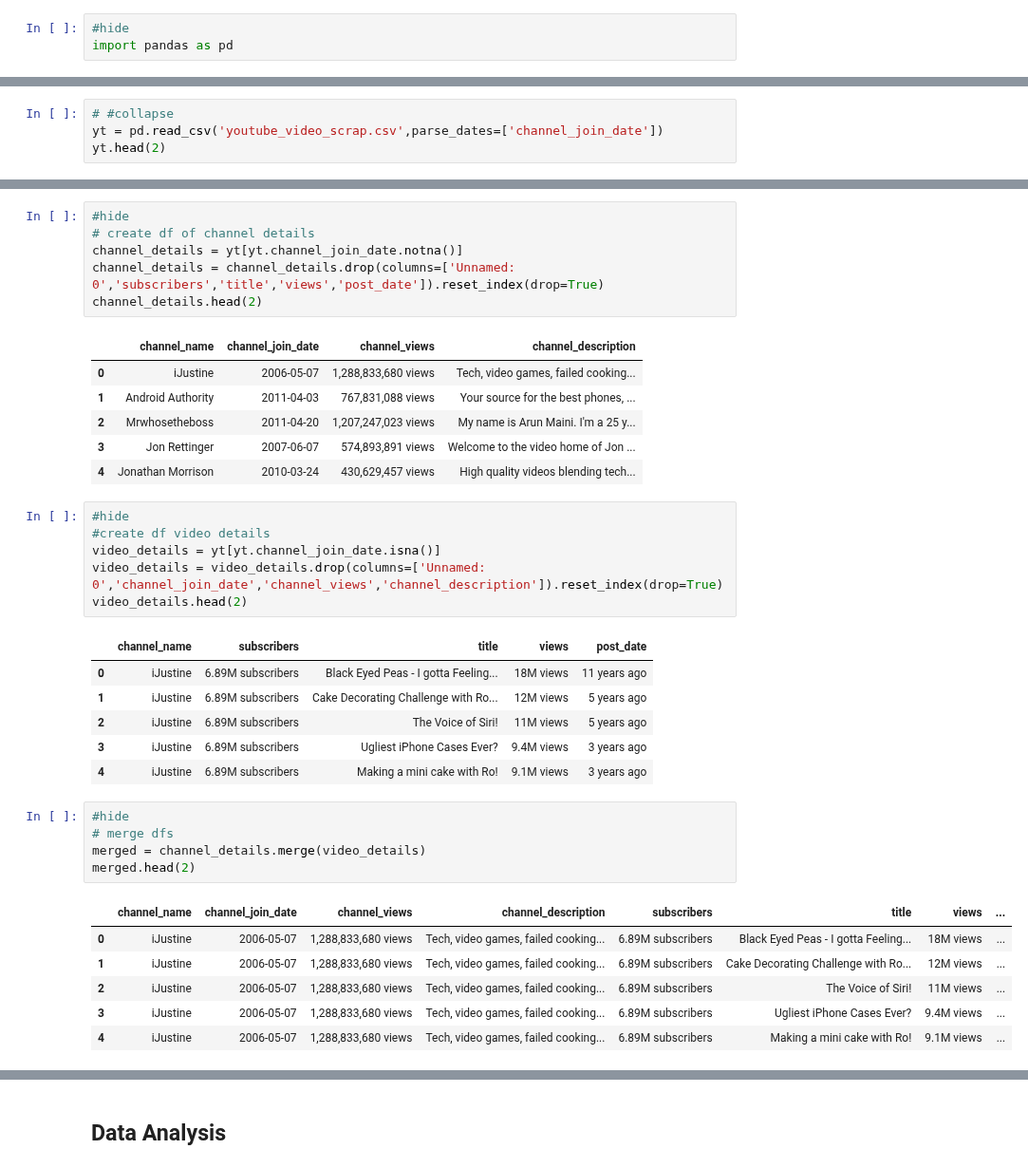
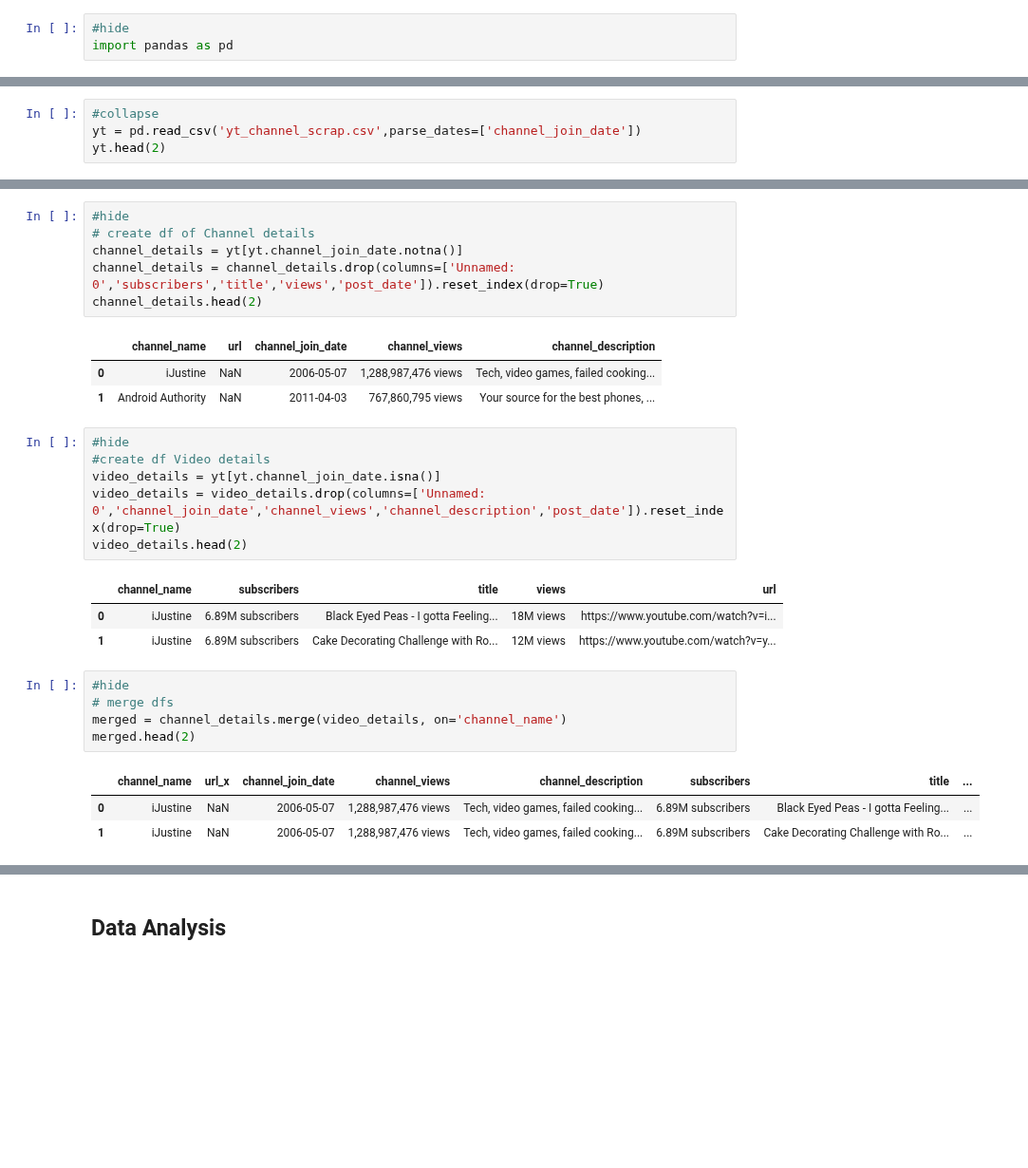
Before and after one commit to drusho/blog, a Jupyter notebook: _notebooks/2021-07-17-webscrapping-youtube.ipynb, the cells around one changed output, grey strips where cells are left out. Shown at 95% size. Cells and saved outputs as stored; diff of their text form; blank space fills up the shorter version.

```diff
--- a/_notebooks/2021-07-17-webscrapping-youtube.ipynb
+++ b/_notebooks/2021-07-17-webscrapping-youtube.ipynb
@@ -37,5 +44,5 @@ import pandas as pd
 # %%
-# #collapse
-yt = pd.read_csv('youtube_video_scrap.csv',parse_dates=['channel_join_date'])
+#collapse
+yt = pd.read_csv('yt_channel_scrap.csv',parse_dates=['channel_join_date'])
 yt.head(2)
 # %% [output]
@@ -48,38 +52,29 @@ yt.head(2)
 # %%
 #hide
-# create df of channel details
+# create df of Channel details
 channel_details = yt[yt.channel_join_date.notna()]
 channel_details = channel_details.drop(columns=['Unnamed: 0','subscribers','title','views','post_date']).reset_index(drop=True)
 channel_details.head(2)
 # %% [output]
-|  | channel_name | channel_join_date | channel_views | channel_description |
-| 0 | iJustine | 2006-05-07 | 1,288,833,680 views | Tech, video games, failed cooking... |
-| 1 | Android Authority | 2011-04-03 | 767,831,088 views | Your source for the best phones, ... |
-| 2 | Mrwhosetheboss | 2011-04-20 | 1,207,247,023 views | My name is Arun Maini. I'm a 25 y... |
-| 3 | Jon Rettinger | 2007-06-07 | 574,893,891 views | Welcome to the video home of Jon ... |
-| 4 | Jonathan Morrison | 2010-03-24 | 430,629,457 views | High quality videos blending tech... |
+|  | channel_name | url | channel_join_date | channel_views | channel_description |
+| 0 | iJustine | NaN | 2006-05-07 | 1,288,987,476 views | Tech, video games, failed cooking... |
+| 1 | Android Authority | NaN | 2011-04-03 | 767,860,795 views | Your source for the best phones, ... |
 # %%
 #hide
-#create df video details
+#create df Video details
 video_details = yt[yt.channel_join_date.isna()]
-video_details = video_details.drop(columns=['Unnamed: 0','channel_join_date','channel_views','channel_description']).reset_index(drop=True)
+video_details = video_details.drop(columns=['Unnamed: 0','channel_join_date','channel_views','channel_description','post_date']).reset_index(drop=True)
 video_details.head(2)
 # %% [output]
-|  | channel_name | subscribers | title | views | post_date |
-| 0 | iJustine | 6.89M subscribers | Black Eyed Peas - I gotta Feeling... | 18M views | 11 years ago |
-| 1 | iJustine | 6.89M subscribers | Cake Decorating Challenge with Ro... | 12M views | 5 years ago |
-| 2 | iJustine | 6.89M subscribers | The Voice of Siri! | 11M views | 5 years ago |
-| 3 | iJustine | 6.89M subscribers | Ugliest iPhone Cases Ever? | 9.4M views | 3 years ago |
-| 4 | iJustine | 6.89M subscribers | Making a mini cake with Ro! | 9.1M views | 3 years ago |
+|  | channel_name | subscribers | title | views | url |
+| 0 | iJustine | 6.89M subscribers | Black Eyed Peas - I gotta Feeling... | 18M views | https://www.youtube.com/watch?v=i... |
+| 1 | iJustine | 6.89M subscribers | Cake Decorating Challenge with Ro... | 12M views | https://www.youtube.com/watch?v=y... |
 # %%
 #hide
 # merge dfs
-merged = channel_details.merge(video_details)
+merged = channel_details.merge(video_details, on='channel_name')
 merged.head(2)
 # %% [output]
-|  | channel_name | channel_join_date | channel_views | channel_description | subscribers | title | views | ... |
-| 0 | iJustine | 2006-05-07 | 1,288,833,680 views | Tech, video games, failed cooking... | 6.89M subscribers | Black Eyed Peas - I gotta Feeling... | 18M views | ... |
-| 1 | iJustine | 2006-05-07 | 1,288,833,680 views | Tech, video games, failed cooking... | 6.89M subscribers | Cake Decorating Challenge with Ro... | 12M views | ... |
-| 2 | iJustine | 2006-05-07 | 1,288,833,680 views | Tech, video games, failed cooking... | 6.89M subscribers | The Voice of Siri! | 11M views | ... |
-| 3 | iJustine | 2006-05-07 | 1,288,833,680 views | Tech, video games, failed cooking... | 6.89M subscribers | Ugliest iPhone Cases Ever? | 9.4M views | ... |
-| 4 | iJustine | 2006-05-07 | 1,288,833,680 views | Tech, video games, failed cooking... | 6.89M subscribers | Making a mini cake with Ro! | 9.1M views | ... |
+|  | channel_name | url_x | channel_join_date | channel_views | channel_description | subscribers | title | ... |
+| 0 | iJustine | NaN | 2006-05-07 | 1,288,987,476 views | Tech, video games, failed cooking... | 6.89M subscribers | Black Eyed Peas - I gotta Feeling... | ... |
+| 1 | iJustine | NaN | 2006-05-07 | 1,288,987,476 views | Tech, video games, failed cooking... | 6.89M subscribers | Cake Decorating Challenge with Ro... | ... |
```
Also changed, not shown: parts of 24 cells of this notebook.
